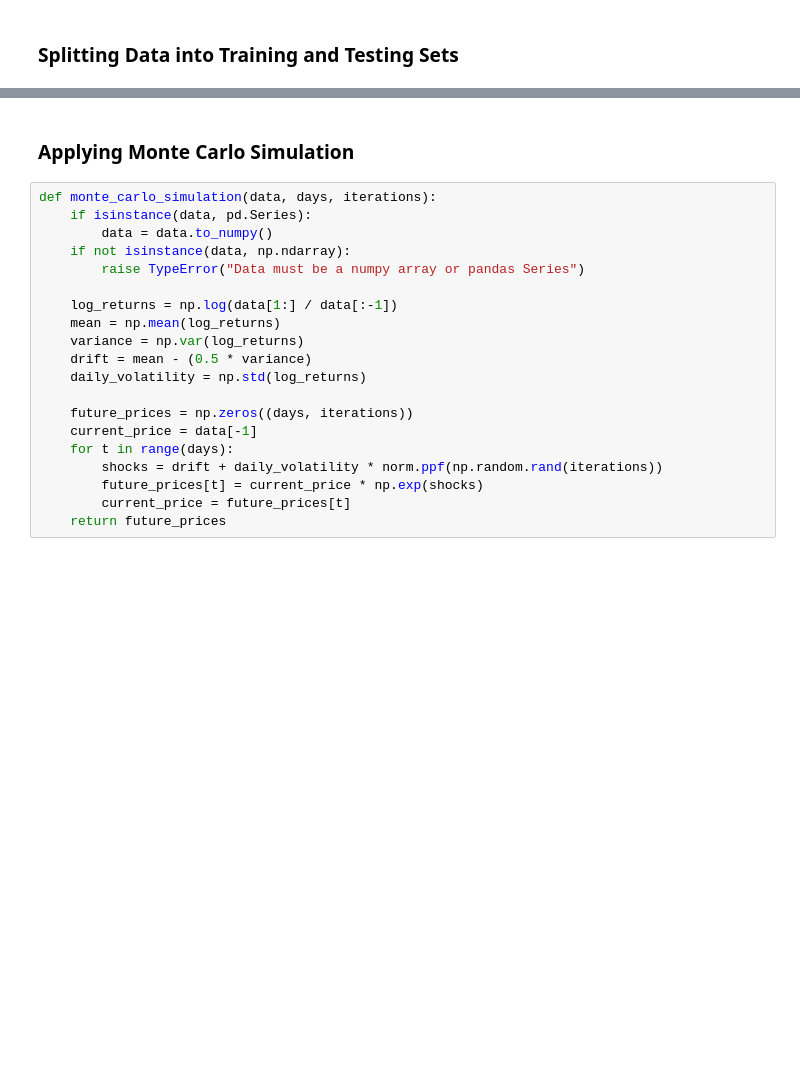
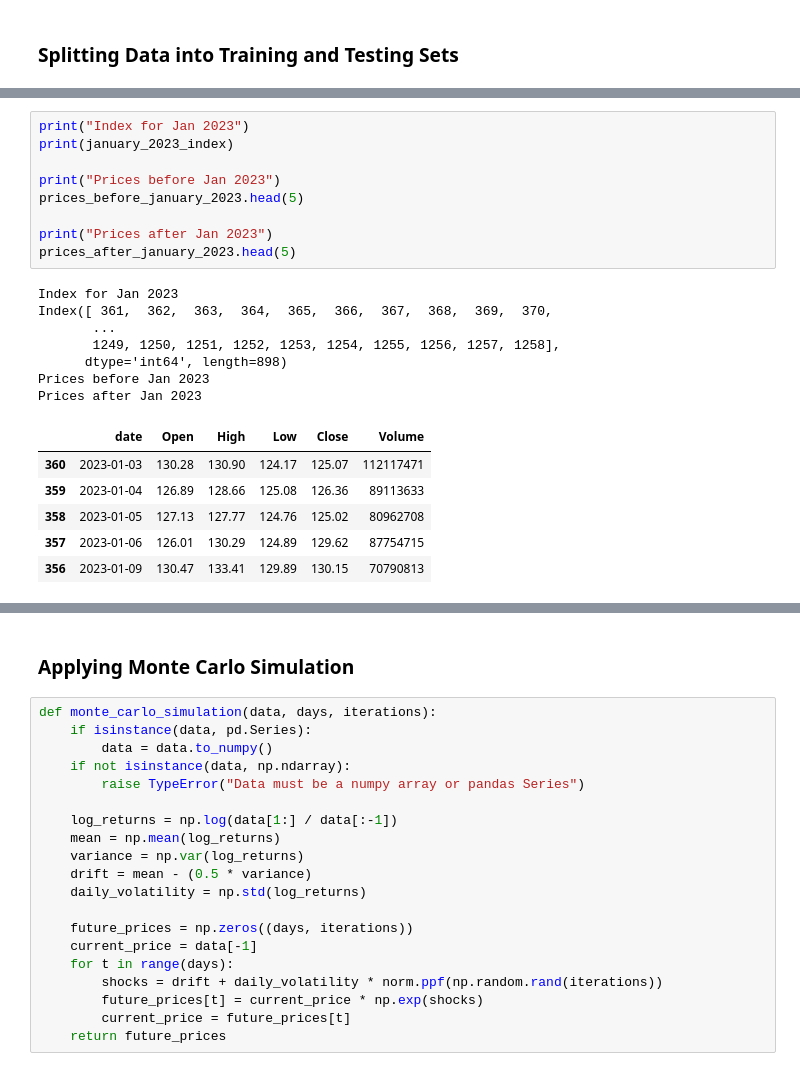
Before and after one commit to shortthirdman/DataScience-Jupyter-Notebooks, a Jupyter notebook: notebooks/StockPricePrediction_MonteCarloSimulations.ipynb, the cells around one changed output, grey strips where cells are left out. Drawn from its saved outputs; the diff is of its cells as text; blank space fills up the shorter version.

```diff
--- a/notebooks/StockPricePrediction_MonteCarloSimulations.ipynb
+++ b/notebooks/StockPricePrediction_MonteCarloSimulations.ipynb
@@ -89,6 +110,29 @@ prices_after_january_2023 = prices_after_january_2023[required_columns]
 
 # sort by date ascending
 prices_after_january_2023 = prices_after_january_2023.sort_values(by=['date'], ascending=True)
+# %%
+print("Index for Jan 2023")
+print(january_2023_index)
+
+print("Prices before Jan 2023")
+prices_before_january_2023.head(5)
+
+print("Prices after Jan 2023")
+prices_after_january_2023.head(5)
+# %% [output]
+Index for Jan 2023
+Index([ 361,  362,  363,  364,  365,  366,  367,  368,  369,  370,
+       ...
+       1249, 1250, 1251, 1252, 1253, 1254, 1255, 1256, 1257, 1258],
+      dtype='int64', length=898)
+Prices before Jan 2023
+Prices after Jan 2023
+|  | date | Open | High | Low | Close | Volume |
+| 360 | 2023-01-03 | 130.28 | 130.90 | 124.17 | 125.07 | 112117471 |
+| 359 | 2023-01-04 | 126.89 | 128.66 | 125.08 | 126.36 | 89113633 |
+| 358 | 2023-01-05 | 127.13 | 127.77 | 124.76 | 125.02 | 80962708 |
+| 357 | 2023-01-06 | 126.01 | 130.29 | 124.89 | 129.62 | 87754715 |
+| 356 | 2023-01-09 | 130.47 | 133.41 | 129.89 | 130.15 | 70790813 |
 # %%
 plt.figure(figsize=(10, 6))
 plt.title('Stock Prices')
```
Also changed, not shown: parts of 6 cells of this notebook, 5 other files.
